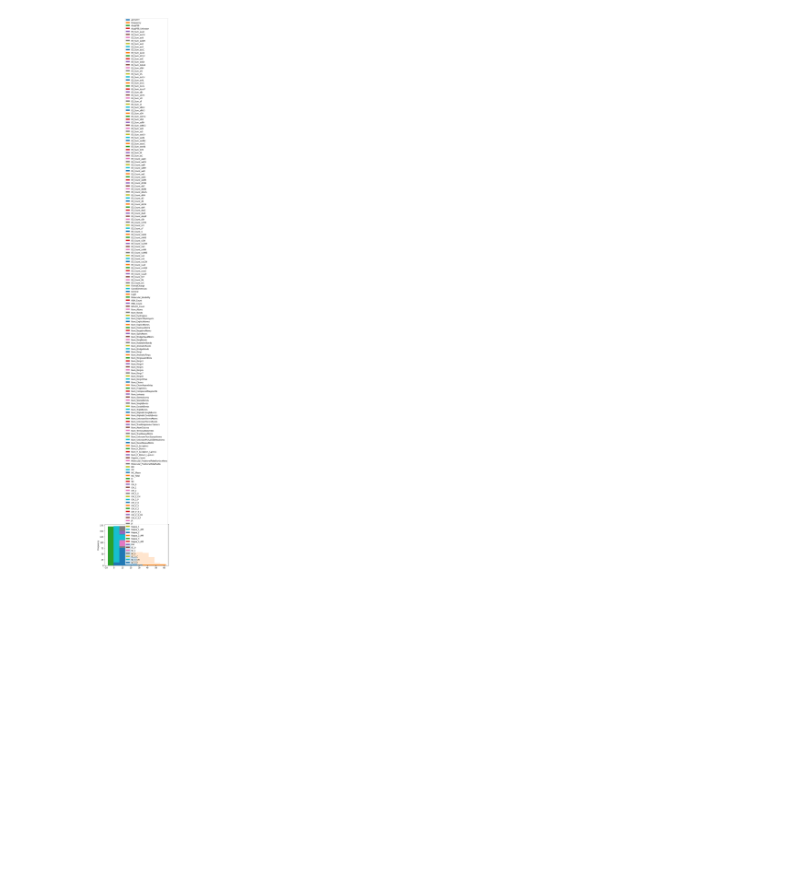
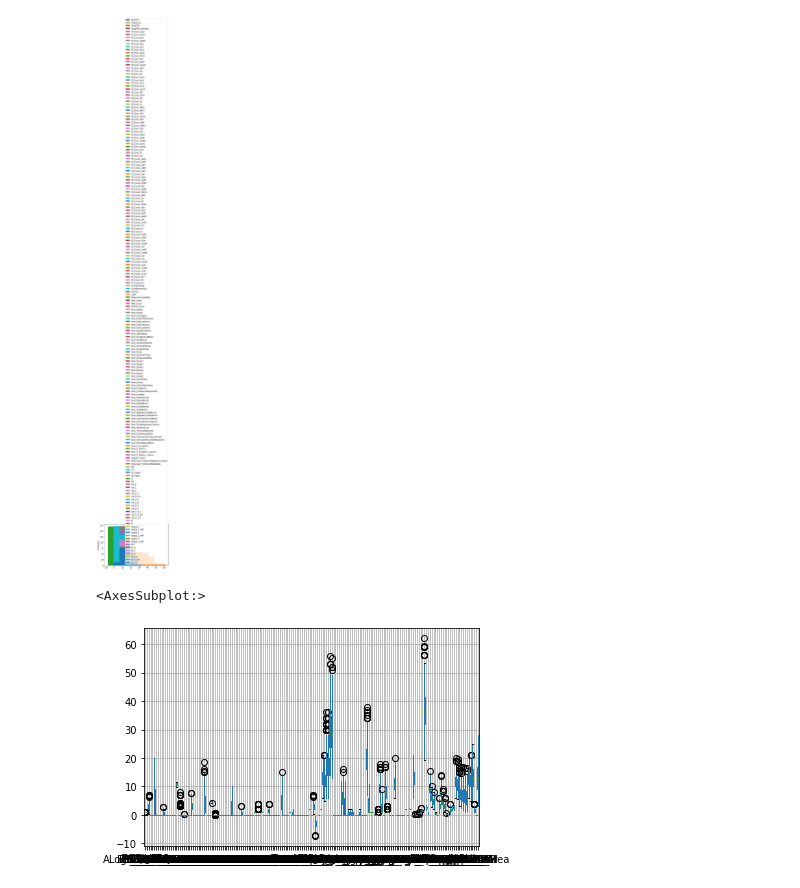
Before and after one commit to omriglevi/dataScience-1, a Jupyter notebook: bitter.ipynb, the cells around one changed output. Drawn from its saved outputs; the diff is of its cells as text; code cells hidden in the pictures; blank space fills up the shorter version.

Commit message:
added boxplot

```diff
--- a/bitter.ipynb
+++ b/bitter.ipynb
@@ -182,6 +182,11 @@ df.plot.hist()
 # %% [output]
 <AxesSubplot:ylabel='Frequency'>
 [figure]
+# %%
+df.boxplot()
+# %% [output]
+<AxesSubplot:>
+[figure, added]
 # %%
 # normalize
 df = df.apply(pd.to_numeric, errors='coerce')
```
